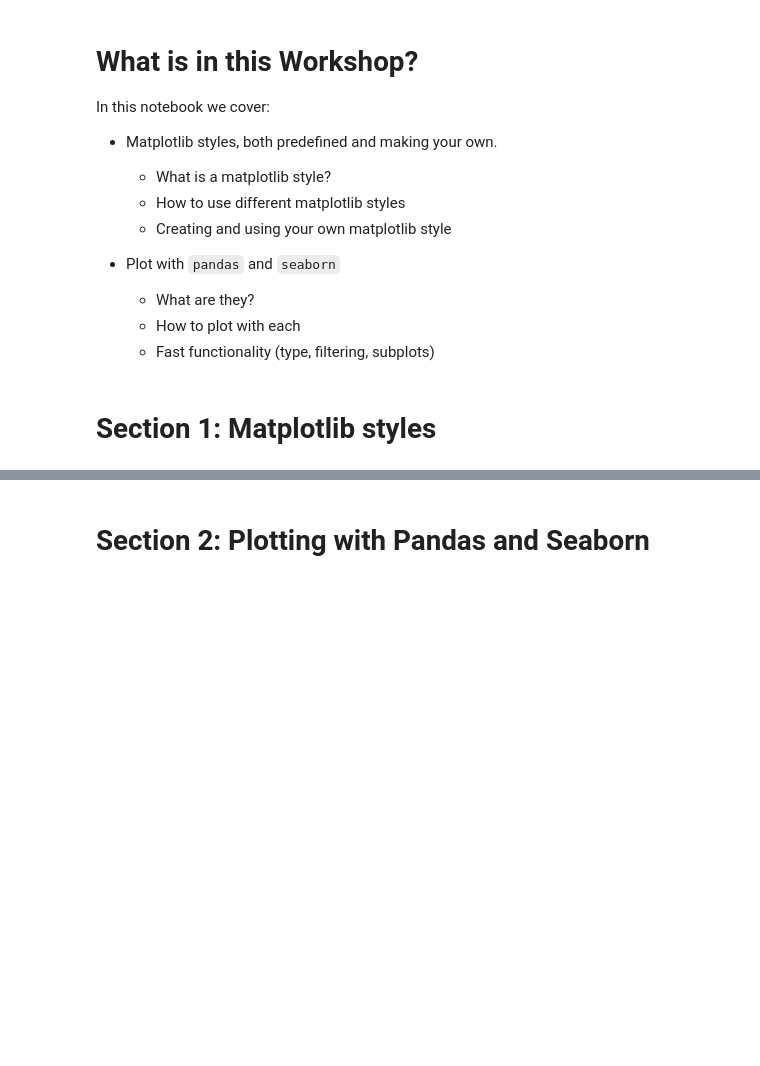
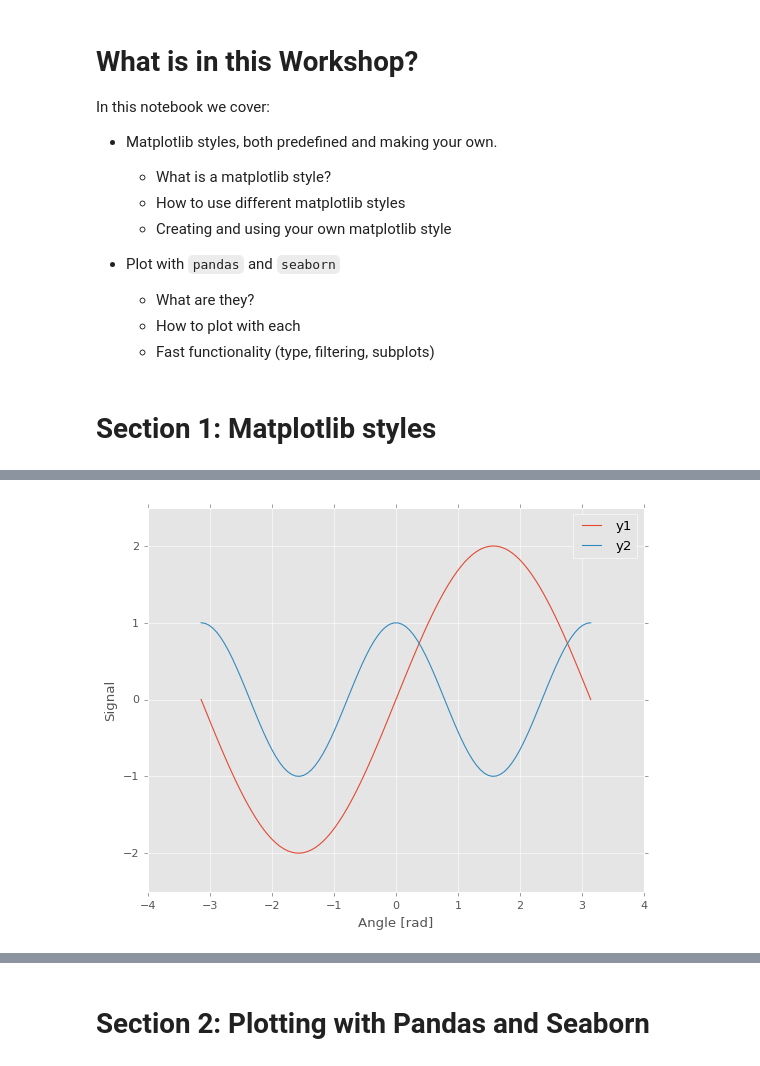
Before and after one commit to GuckLab/SciViz, a Jupyter notebook: workshops/WS3_styles_and_pd-sns.ipynb, the cells around one changed output, grey strips where cells are left out. Saved outputs shown, nothing was run; the diff lists cells and outputs as text; code cells hidden in the pictures; blank space fills up the shorter version.

```diff
--- a/workshops/WS3_styles_and_pd-sns.ipynb
+++ b/workshops/WS3_styles_and_pd-sns.ipynb
@@ -46,0 +82,5 @@ import numpy as np
+# %%
+plt.style.use('ggplot')
+plot_demo_figure(x, y1, y2)
+# %% [output]
+[figure, added]
```
Also changed, not shown: parts of 21 cells of this notebook, 3 other files.
